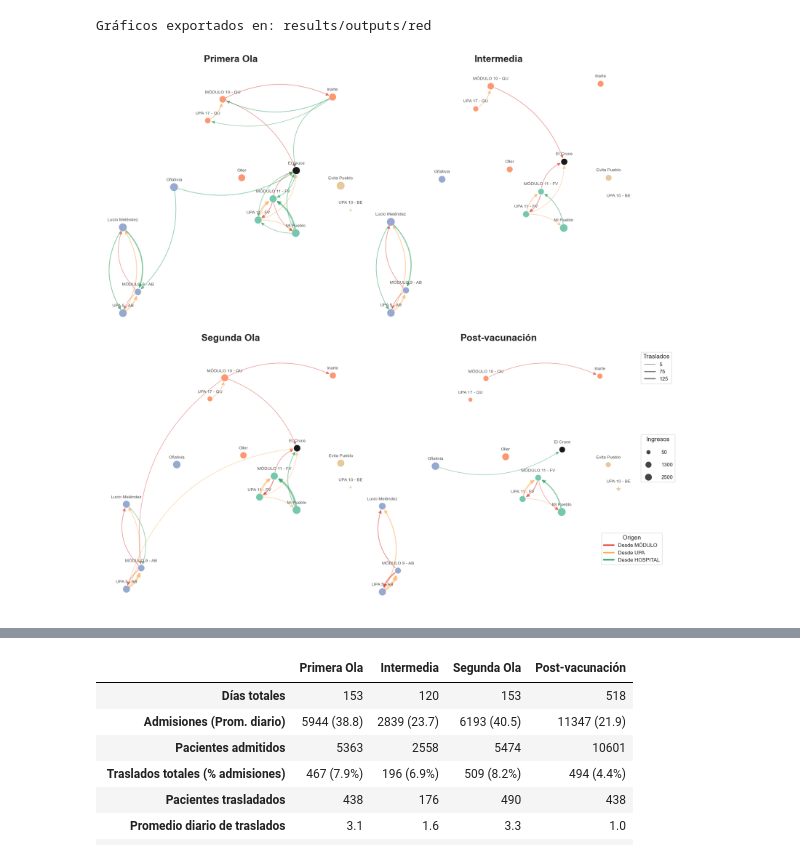
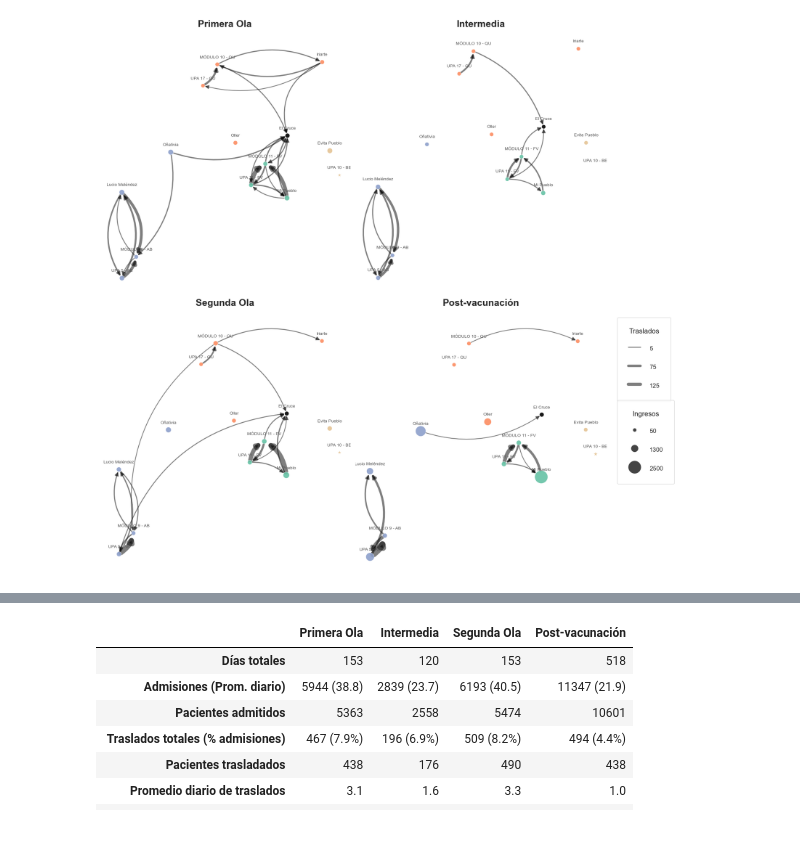
Before and after one commit to micagonzdark/RedesHospitales, a Jupyter notebook: notebooks/05_JAIIO_redes_basico.ipynb, the cells around one changed output, grey strips where cells are left out. Drawn from its saved outputs; the diff is of its cells as text; code cells hidden in the pictures.

```diff
--- a/notebooks/05_JAIIO_redes_basico.ipynb
+++ b/notebooks/05_JAIIO_redes_basico.ipynb
@@ -228,45 +269,61 @@ def generar_leyendas(ax, v_max_raw, i_min_raw, i_max_raw, max_traslados, max_ing
 # %%
 # GRÁFICO 1: GRILLA 2x2 PERIODOS
 # ==========================================
 fig, axes = plt.subplots(2, 2, figsize=(22, 18))
 fig.patch.set_facecolor('white')
-cfg_grilla = {'min_grosor': 0.5, 'max_grosor': 8.0, 'min_tamano': 80, 'max_tamano': 350, 'color_por_origen': True}
 
+cfg_grilla = {
+    'min_grosor': 0.2, 'max_grosor': 20.0, 'min_tamano': 80, 'max_tamano': 3000,
+    'escala_nodo': 'cuadratica', 'color_por_origen': False, 'aristas_negras': True,
+    'alpha_arista': 0.5, 'arrow_size': 18, 'forzar_i_min_50': True,
+    'leg_title_sz': 16, 'leg_lbl_sz': 14, 'leg_dynamic_spc': True
+}
+
+# Filtro global previo para que el máximo sea real
+mask_val_g = (df_traslados['hospital_ingreso'].isin(hospitales_conocidos)) & \
+             (df_traslados['hospital_destino'].isin(hospitales_conocidos)) & \
+             (df_traslados['hospital_ingreso'] != df_traslados['hospital_destino'])
+
+max_tras_glob = df_traslados[mask_val_g].groupby(['hospital_ingreso', 'hospital_destino']).size().max()
+max_ing_glob = pacientes[pacientes['hospital_origen'].isin(hospitales_conocidos)]['hospital_origen'].value_counts().max()
 v_max_enc, i_max_enc = 0, 0
-max_tras_glob = df_traslados.groupby(['hospital_ingreso', 'hospital_destino']).size().max()
-max_ing_glob = pacientes['hospital_origen'].value_counts().max()
 
 for idx, (titulo, inicio, fin) in enumerate(PERIODOS):
     ax = axes.flatten()[idx]
     ax.set_title(titulo, fontsize=22, fontweight='bold', pad=20)
 
-    ingresos_ser = pacientes[pacientes['fecha_ingreso'].between(inicio, fin)]['hospital_origen'].value_counts()
-    traslados_ser = df_traslados[df_traslados['fecha_egreso'].between(inicio, fin)].groupby(['hospital_ingreso', 'hospital_destino']).size()
+    # Filtrado estricto por periodo
+    df_p_per = pacientes[pacientes['fecha_ingreso'].between(inicio, fin)]
+    df_t_per = df_traslados[df_traslados['fecha_egreso'].between(inicio, fin)]
+
+    ingresos_ser = df_p_per['hospital_origen'].value_counts()
+
+    mask_val_per = (df_t_per['hospital_ingreso'].isin(hospitales_conocidos)) & \
+                   (df_t_per['hospital_destino'].isin(hospitales_conocidos)) & \
+                   (df_t_per['hospital_ingreso'] != df_t_per['hospital_destino'])
+
+    traslados_ser = df_t_per[mask_val_per].groupby(['hospital_ingreso', 'hospital_destino']).size()
     traslados_dib = traslados_ser[traslados_ser > 2].reset_index(name='peso')
 
     if not traslados_dib.empty: v_max_enc = max(v_max_enc, traslados_dib['peso'].max())
     if not ingresos_ser.empty: i_max_enc = max(i_max_enc, ingresos_ser.max())
 
     G = nx.DiGraph()
     for _, row in df_coordenadas.iterrows():
         n_ing = ingresos_ser.get(row['hospital'], 0)
-        sz = aplicar_escala_visual(n_ing, ingresos_ser.max() if not ingresos_ser.empty else 1, cfg_grilla['min_tamano'], cfg_grilla['max_tamano'])
+        sz = aplicar_escala_visual(n_ing, max_ing_glob, cfg_grilla['min_tamano'], cfg_grilla['max_tamano'], cfg_grilla['escala_nodo'])
         G.add_node(row['hospital'], pos=(row['lon'], row['lat']), color=row.get('color_rgb', 'grey'), size=sz, shape=MAPA_FORMAS.get(row['shape'], 'o'), alpha=0.9 if n_ing > 0 else 0.4)
 
     for _, row_t in traslados_dib.iterrows():
-        if row_t['hospital_ingreso'] in hospitales_conocidos and row_t['hospital_destino'] in hospitales_conocidos:
-            G.add_edge(row_t['hospital_ingreso'], row_t['hospital_destino'], weight=row_t['peso'])
+        G.add_edge(row_t['hospital_ingreso'], row_t['hospital_destino'], weight=row_t['peso'])
 
     dibujar_grafo_nx(ax, G, nx.get_node_attributes(G, 'pos'), max_tras_glob, max_ing_glob, cfg_grilla)
 
-# Leyenda global
-generar_leyendas(axes.flatten()[-1], redondear_estetico(v_max_enc), 50, redondear_estetico(i_max_enc), max_tras_glob, max_ing_glob, cfg_grilla, [(1.03, 1.0), (0.88, 0.30), (1.03, 0.68)])
+generar_leyendas(axes.flatten()[-1], v_max_enc, 50, i_max_enc, max_tras_glob, max_ing_glob, cfg_grilla, [(1.03, 1.0), None, (1.03, 0.68)])
 plt.tight_layout(rect=[0, 0, 0.85, 1])
-guardar_grafico_alta_calidad("grilla_traslados_periodos")
 plt.show()
 # %% [output]
-Gráficos exportados en: results/outputs/red
-[figure, old version]
+[figure, new version]
 # %%
 # GRÁFICO 2: MAPA GEOPANDAS
 # ==========================================
```
Also changed, not shown: parts of 3 cells of this notebook.
